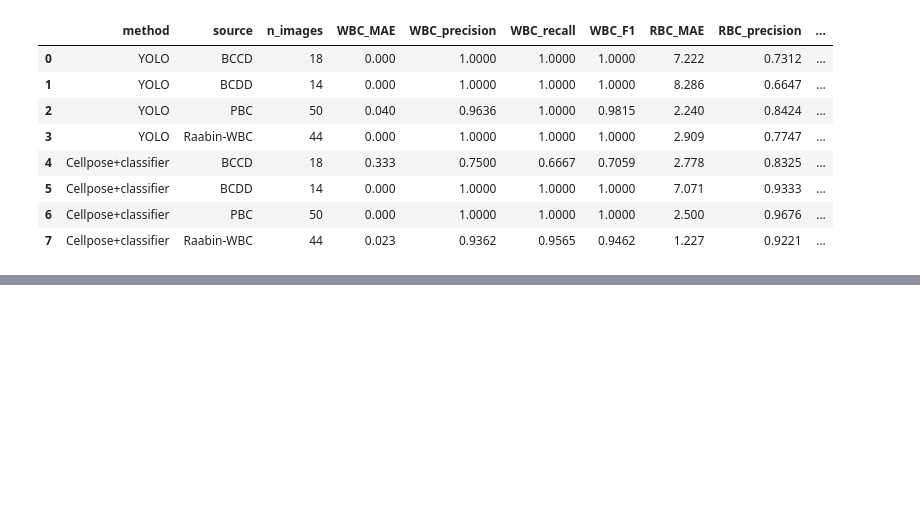
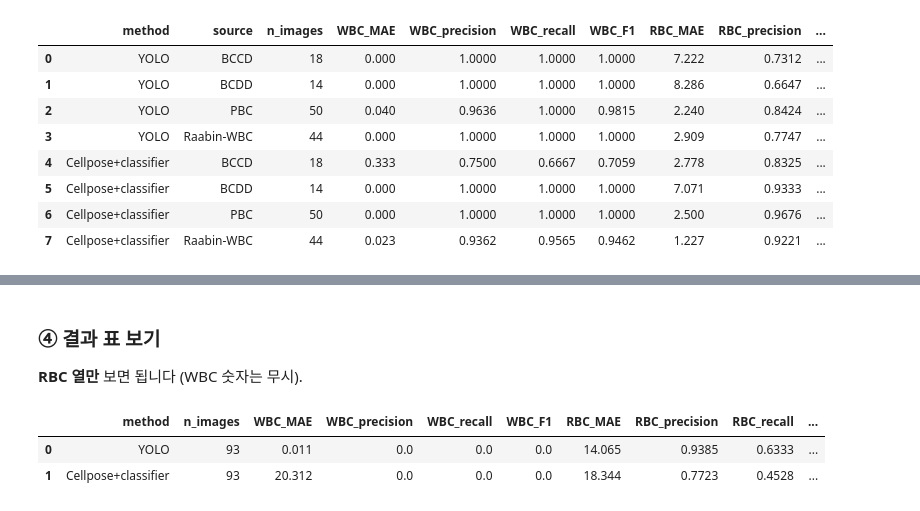
Before and after one commit to KYU-SW/26-2-Design-Project-MediON-, a Jupyter notebook: 05. Train/run_train.ipynb, the cells around one changed output, grey strips where cells are left out. Saved outputs shown, nothing was run; the diff lists cells and outputs as text; code cells hidden in the pictures; blank space fills up the shorter version.

```diff
--- a/05. Train/run_train.ipynb
+++ b/05. Train/run_train.ipynb
@@ -194,0 +235,12 @@ display(pd.read_csv(os.path.join(d, "summary.csv")))
+# %% [markdown]
+### ④ 결과 표 보기
+
+**RBC 열만** 보면 됩니다 (WBC 숫자는 무시).
+# %%
+import pandas as pd, os
+d = r"D:\05. Blood\05. Train\results\eval2_unstained_no_staining_conf0.7"
+display(pd.read_csv(os.path.join(d, "summary.csv")))
+# %% [output]
+|  | method | n_images | WBC_MAE | WBC_precision | WBC_recall | WBC_F1 | RBC_MAE | RBC_precision | RBC_recall | ... |
+| 0 | YOLO | 93 | 0.011 | 0.0 | 0.0 | 0.0 | 14.065 | 0.9385 | 0.6333 | ... |
+| 1 | Cellpose+classifier | 93 | 20.312 | 0.0 | 0.0 | 0.0 | 18.344 | 0.7723 | 0.4528 | ... |
```
Also changed, not shown: parts of 15 cells of this notebook, 27 other files.
